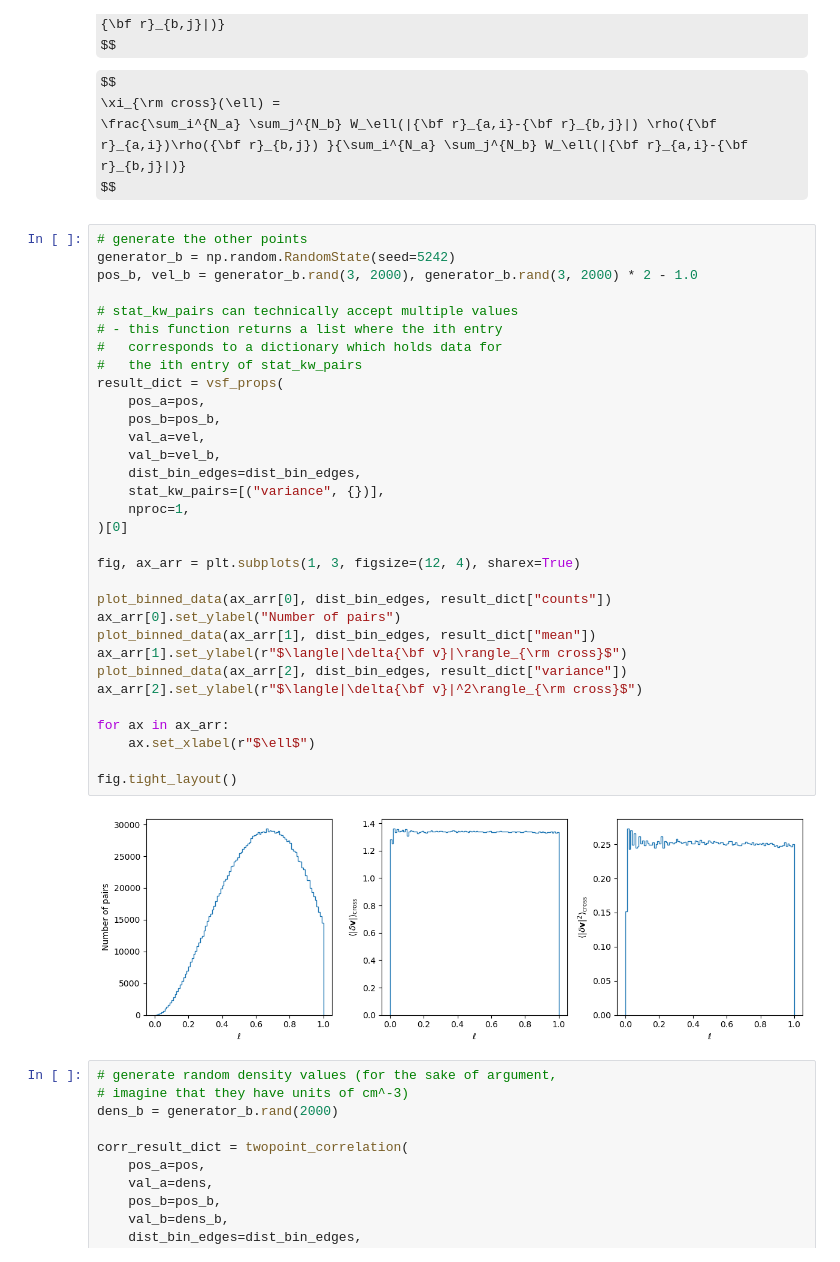
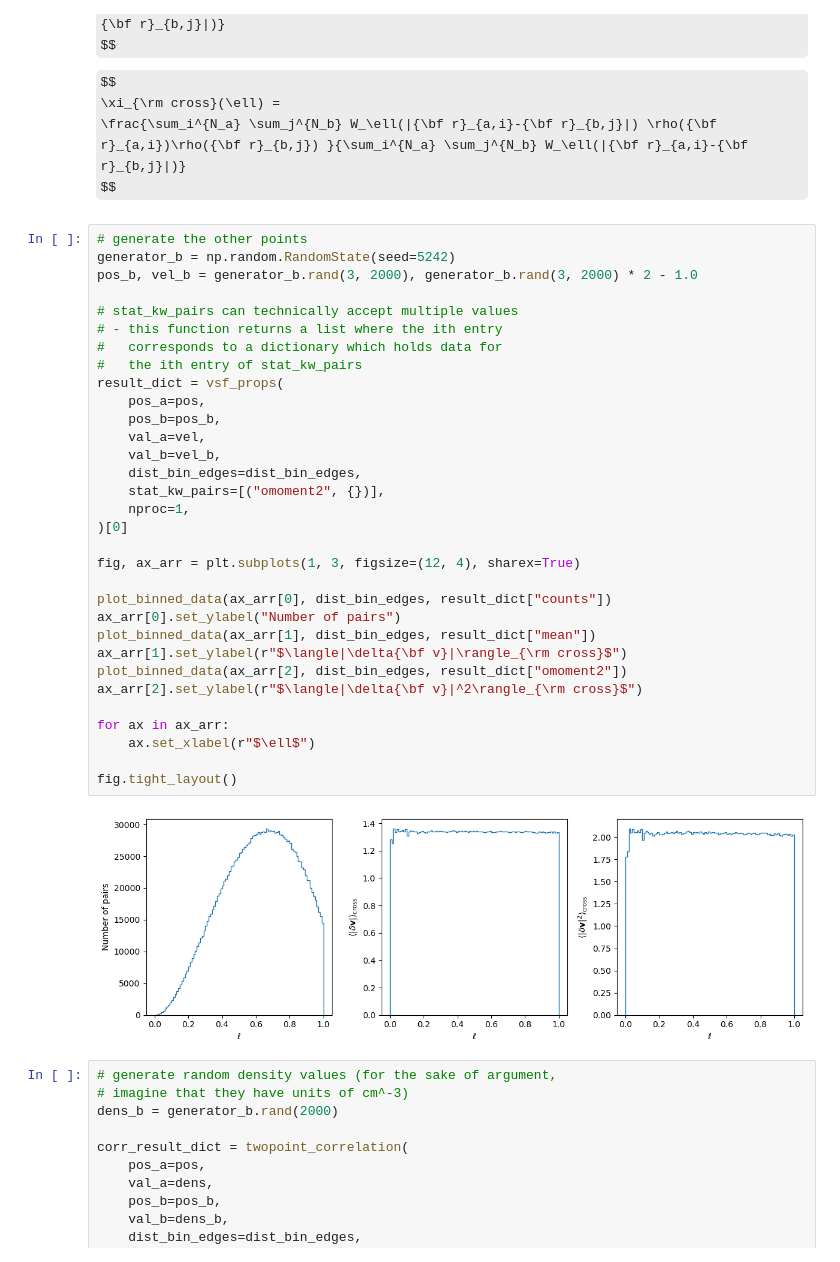
Before and after one commit to mabruzzo/pairstat, a Jupyter notebook: docs/source/pages/Example.ipynb, the cells around one changed output. Saved outputs shown, nothing was run; the diff lists cells and outputs as text; some formulas as TeX source.

```diff
--- a/docs/source/pages/Example.ipynb
+++ b/docs/source/pages/Example.ipynb
@@ -119,36 +119,36 @@ $$
 # generate the other points
 generator_b = np.random.RandomState(seed=5242)
 pos_b, vel_b = generator_b.rand(3, 2000), generator_b.rand(3, 2000) * 2 - 1.0
 
 # stat_kw_pairs can technically accept multiple values
 # - this function returns a list where the ith entry
 #   corresponds to a dictionary which holds data for
 #   the ith entry of stat_kw_pairs
 result_dict = vsf_props(
     pos_a=pos,
     pos_b=pos_b,
     val_a=vel,
     val_b=vel_b,
     dist_bin_edges=dist_bin_edges,
-    stat_kw_pairs=[("variance", {})],
+    stat_kw_pairs=[("omoment2", {})],
     nproc=1,
 )[0]
 
 fig, ax_arr = plt.subplots(1, 3, figsize=(12, 4), sharex=True)
 
 plot_binned_data(ax_arr[0], dist_bin_edges, result_dict["counts"])
 ax_arr[0].set_ylabel("Number of pairs")
 plot_binned_data(ax_arr[1], dist_bin_edges, result_dict["mean"])
 ax_arr[1].set_ylabel(r"$\langle|\delta{\bf v}|\rangle_{\rm cross}$")
-plot_binned_data(ax_arr[2], dist_bin_edges, result_dict["variance"])
+plot_binned_data(ax_arr[2], dist_bin_edges, result_dict["omoment2"])
 ax_arr[2].set_ylabel(r"$\langle|\delta{\bf v}|^2\rangle_{\rm cross}$")
 
 for ax in ax_arr:
     ax.set_xlabel(r"$\ell$")
 
 fig.tight_layout()
 # %% [output]
-[figure, old version]
+[figure, new version]
 # %%
 # generate random density values (for the sake of argument,
 # imagine that they have units of cm^-3)
```
Also changed, not shown: parts of 1 cell of this notebook, 3 other files.
